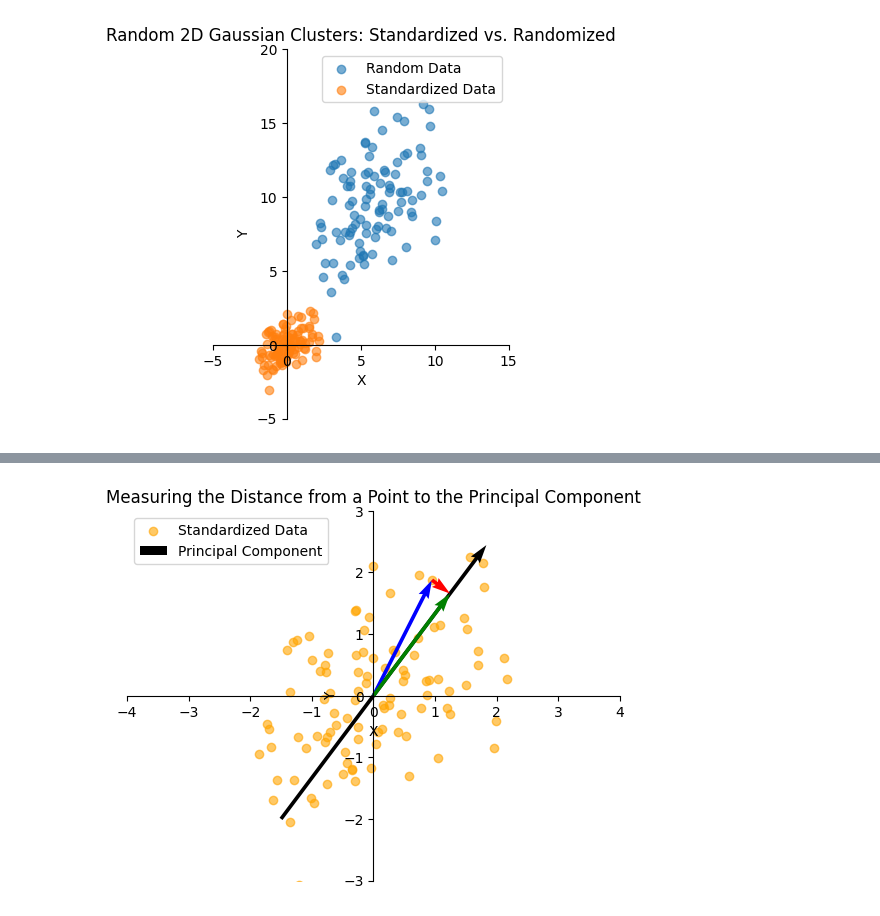
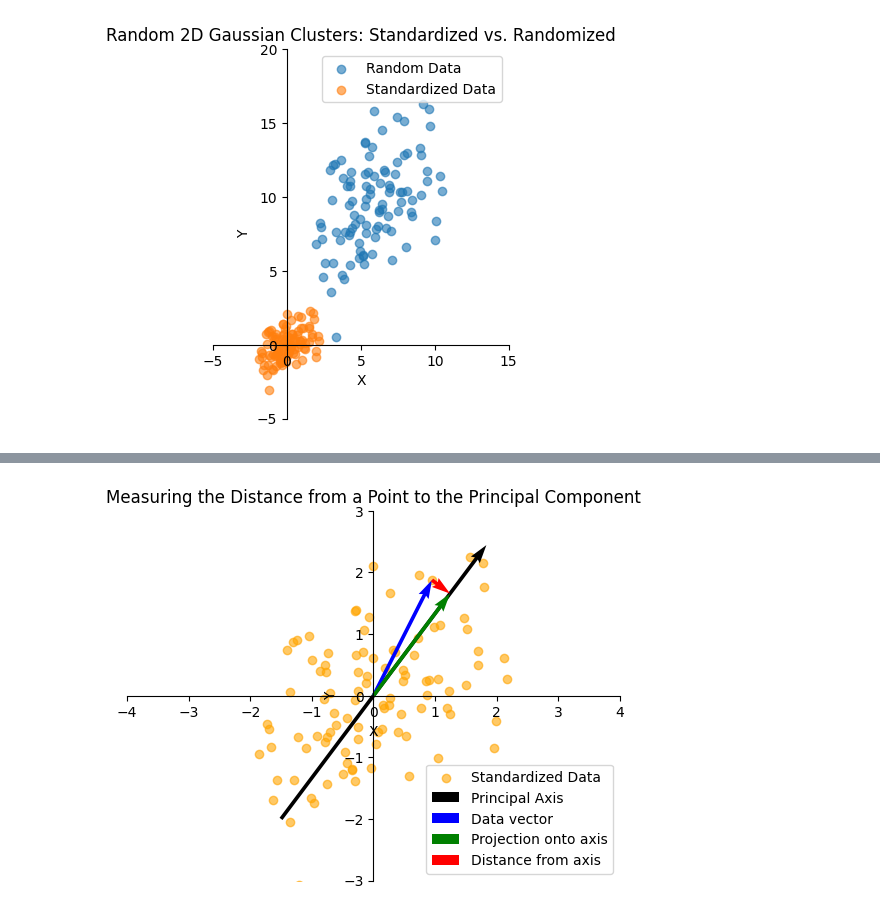
Before and after one commit to KaiiB/ml-under-the-hood, a Jupyter notebook: pca_visualization.ipynb, the cells around one changed output, grey strips where cells are left out. Saved outputs shown, nothing was run; the diff lists cells and outputs as text; code cells hidden in the pictures.

```diff
--- a/pca_visualization.ipynb
+++ b/pca_visualization.ipynb
@@ -85,12 +170,4 @@ plt.show()
 # %%
-# Parameters
-num_sets = 1          # number of Gaussian clusters
-num_points = 100      # number of points
-dim = 2               # 2D data
-np.random.seed(42)    # for reproducibility
-cov = [[5,4],         # covariance matrix
-       [4,12]]
-
 # Create the plot
 fig, ax = plt.subplots()
 ax.set_aspect('equal')
@@ -99,10 +176,6 @@ ax.spines['bottom'].set_position('zero')
 ax.spines['right'].set_color('none')
 ax.spines['top'].set_color('none')
 
-# Generate Gaussian-distributed data
-data = np.random.multivariate_normal([6,10], cov, size=num_points)
-data_std = (data - data.mean(axis=0)) / data.std(axis=0)
-
 plt.scatter(data_std[:, 0],
             data_std[:, 1],
             alpha=0.6,
@@ -110,9 +183,6 @@ plt.scatter(data_std[:, 0],
             color='orange'
             )
 
-ax.quiver(-1.5, -2, 6, 8, angles='xy', scale_units='xy', scale=2)
-ax.quiver(0, 0, data_std[10][0], data_std[10][1], angles='xy', scale_units='xy', scale=1)
-
 plt.title('Random 2D Gaussian Clusters: Standardized')
 plt.xlabel('X')
 plt.ylabel('Y')
@@ -137,12 +247,4 @@ projection = (u_dot_v / u_norm**2) * u
 # %%
-# Parameters
-num_sets = 1          # number of Gaussian clusters
-num_points = 100      # number of points
-dim = 2               # 2D data
-np.random.seed(42)    # for reproducibility
-cov = [[5,4],         # covariance matrix
-       [4,12]]
-
 # Create the plot
 fig, ax = plt.subplots()
 ax.set_xlim(-4, 4)
@@ -153,43 +255,47 @@ ax.spines['bottom'].set_position('zero')
 ax.spines['right'].set_color('none')
 ax.spines['top'].set_color('none')
 
-# Generate Gaussian-distributed data
-data = np.random.multivariate_normal([6,10], cov, size=num_points)
-data_std = (data - data.mean(axis=0)) / data.std(axis=0)
+# Implementing projection formula
+u = np.array([3, 4]) # Our Principal Component
+v = data_std[10] # A data point
+u_dot_v = np.dot(u, v)
+u_norm = np.linalg.norm(u)
+
+projection = (u_dot_v / u_norm**2) * u
 
 plt.scatter(data_std[:, 0],
             data_std[:, 1],
             alpha=0.6,
             label='Standardized Data',
             color='orange'
             )
 
 ax.quiver(-1.5,
           -2,
           6,
           8,
-          angles='xy', scale_units='xy', scale=1.8, label='Principal Component') # vector u
+          angles='xy', scale_units='xy', scale=1.8, label='Principal Axis') # vector u
 ax.quiver(0,
           0,
           data_std[10][0],
           data_std[10][1],
-          angles='xy', scale_units='xy', scale=1, color='blue') # vector v
+          angles='xy', scale_units='xy', scale=1, color='blue', label='Data vector') # vector v
 ax.quiver(0,
           0,
           projection[0],
           projection[1],
-          angles='xy', scale_units='xy', scale=1, color='green') # projection
+          angles='xy', scale_units='xy', scale=1, color='green', label='Projection onto axis') # projection
 ax.quiver(data_std[10][0],
           data_std[10][1],
           projection[0]-data_std[10][0],
           projection[1]-data_std[10][1],
-          angles='xy', scale_units='xy', scale=1, color='red') # residual vector
+          angles='xy', scale_units='xy', scale=1, color='red', label='Distance from axis') # residual vector
 
 
 plt.title('Measuring the Distance from a Point to the Principal Component')
 plt.xlabel('X')
 plt.ylabel('Y')
 plt.legend()
 plt.show()
 # %% [output]
-[figure, old version]
+[figure, new version]
```
Also changed, not shown: parts of 48 cells of this notebook.
